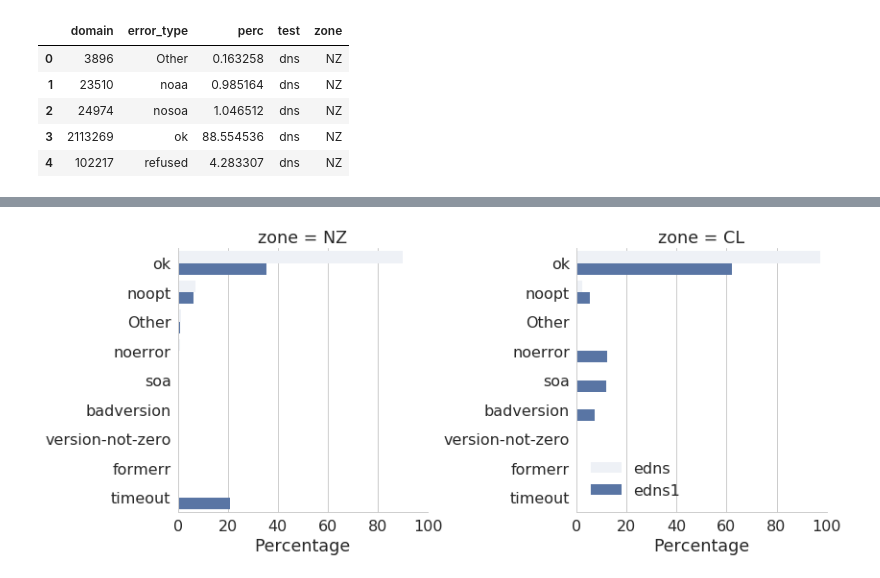
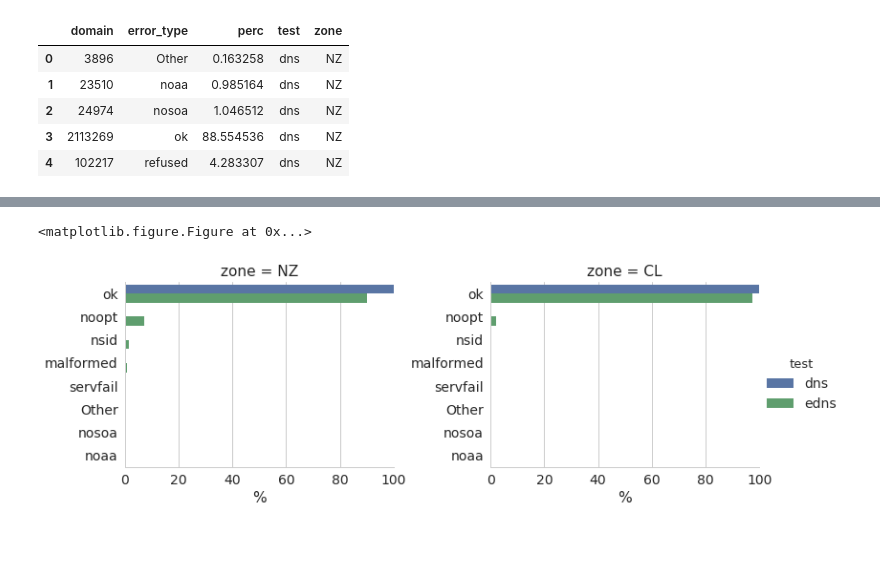
Before and after one commit to InternetNZ/edns-compliance-parser, a Jupyter notebook: analysis/cross TLD comparative analysis.ipynb, the cells around one changed output, grey strips where cells are left out. Saved outputs shown, nothing was run; the diff lists cells and outputs as text; code cells hidden in the pictures; blank space fills up the shorter version.

```diff
--- a/analysis/cross TLD comparative analysis.ipynb
+++ b/analysis/cross TLD comparative analysis.ipynb
@@ -32,2 +39,3 @@ plt.savefig('comparison-basic-DNS-test.png')
 # %%
 # Compare DNS vs EDNS results
+d2 = pd.concat([read_test_result(f) for f in glob.glob('*/*-DNS-EDNS.json')])
@@ -34,12 +59,14 @@ plt.savefig('comparison-basic-DNS-test.png')
+# %%
+plt.figure(figsize=(16,9))
+sns.set(style="whitegrid", font_scale=1.4)
+ax = sns.factorplot(data=d2, x='perc', y='error_type', hue='test', col='zone', kind='bar',
+                 order=d2.sort_values(by='perc', ascending=False)['error_type'].unique(),
+                   aspect=1.4)
+ax.set(xlim=[0, 100], ylabel='', xlabel='%')
+plt.savefig('comparison-DNS-EDNS.png')
+# %% [output]
+<matplotlib.figure.Figure at 0x...>
+[figure, added]
 # %%
 # Compare EDNS with EDNS1
 d3 = pd.concat([read_test_result(f) for f in glob.glob('*/*-EDNS-EDNS1.json')])
-# %%
-# plt.figure(figsize=(16,9))
-g3 = sns.FacetGrid(d3, col="zone", size=5, aspect=1.2, sharey=True)
-ax = g3.map(sns.barplot, 'perc', 'error_type', 'test', ci=None)
-plt.legend(loc='lower left')
-ax.set(xlim=[0, 100], ylabel='', xlabel='Percentage')
-plt.savefig('comparison-EDNS-EDNS1.png')
-# %% [output]
-[figure, removed]
```
Also changed, not shown: parts of 15 cells of this notebook.
